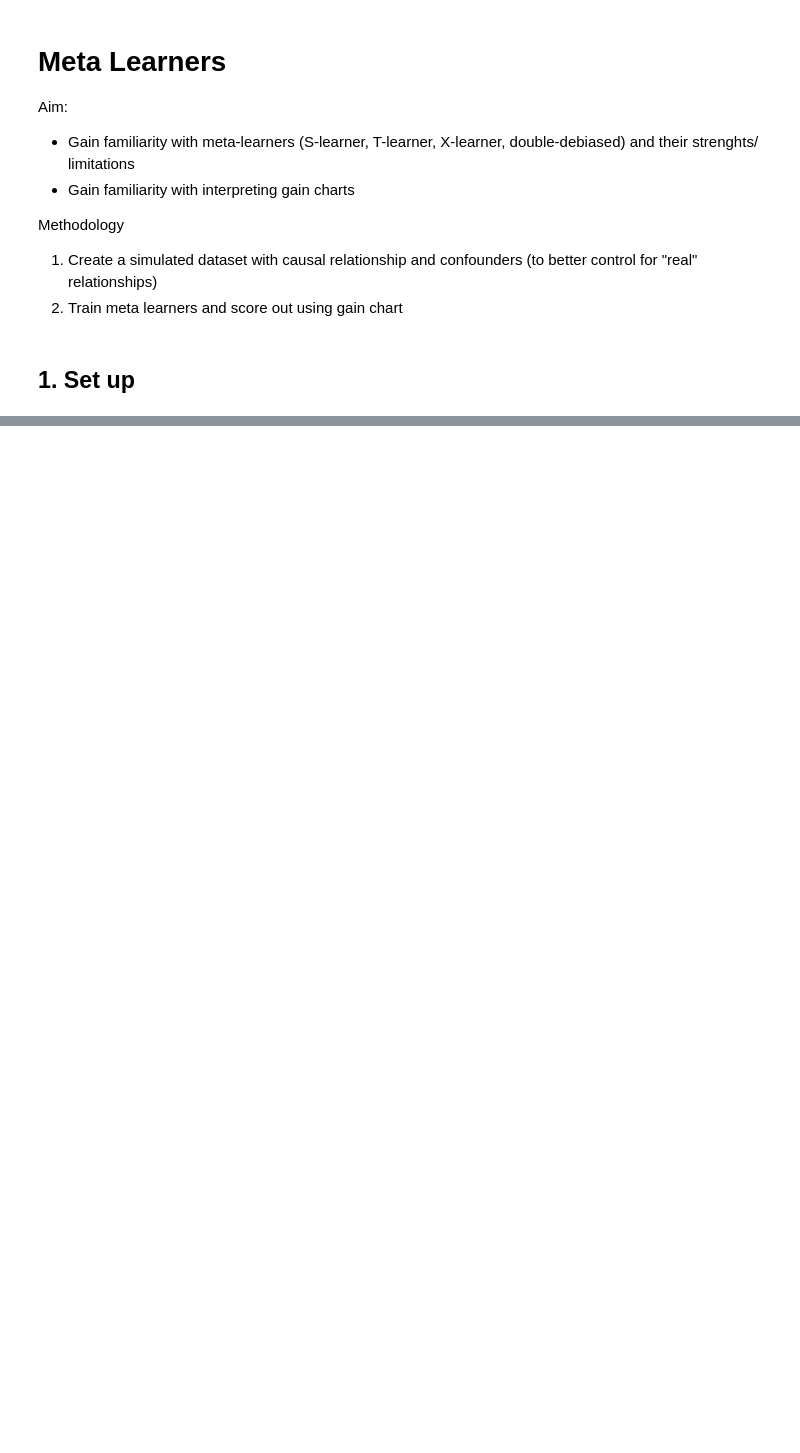
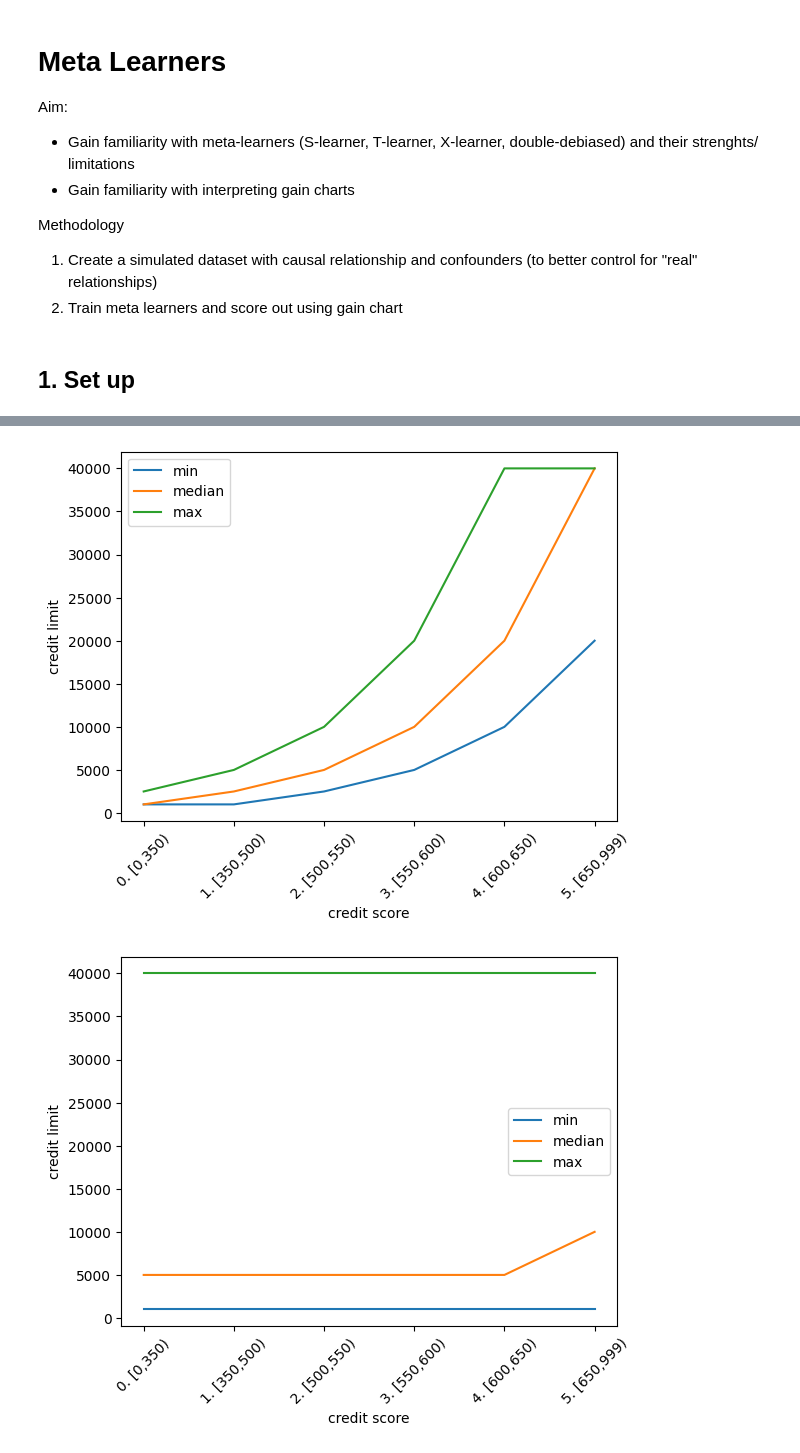
Before and after one commit to randomao/sandbox-for-ml-projects, a Jupyter notebook: projects/causal-ml/02_meta_learners.ipynb, the cells around one changed output, grey strips where cells are left out. Cells and saved outputs as stored; diff of their text form; code cells hidden in the pictures; blank space fills up the shorter version.

```diff
--- a/projects/causal-ml/02_meta_learners.ipynb
+++ b/projects/causal-ml/02_meta_learners.ipynb
@@ -172,0 +295,14 @@ Name: credit_hunger_high, dtype: float64
+# %%
+sim_df_det = SimulatedCreditLimitDataset()
+sim_df_det.create_simulated_dataset(**{'limit_test_perc': 0.05})
+
+
+sim_df_rnd = SimulatedCreditLimitDataset()
+sim_df_rnd.create_simulated_dataset(**{'limit_test_perc':1})
+# %%
+# Inspect data created
+sim_df_det.plot_limit_by_score()
+sim_df_rnd.plot_limit_by_score()
+# %% [output]
+[figure, added]
+[figure, added]
```
Also changed, not shown: parts of 15 cells of this notebook, 1 other file.
